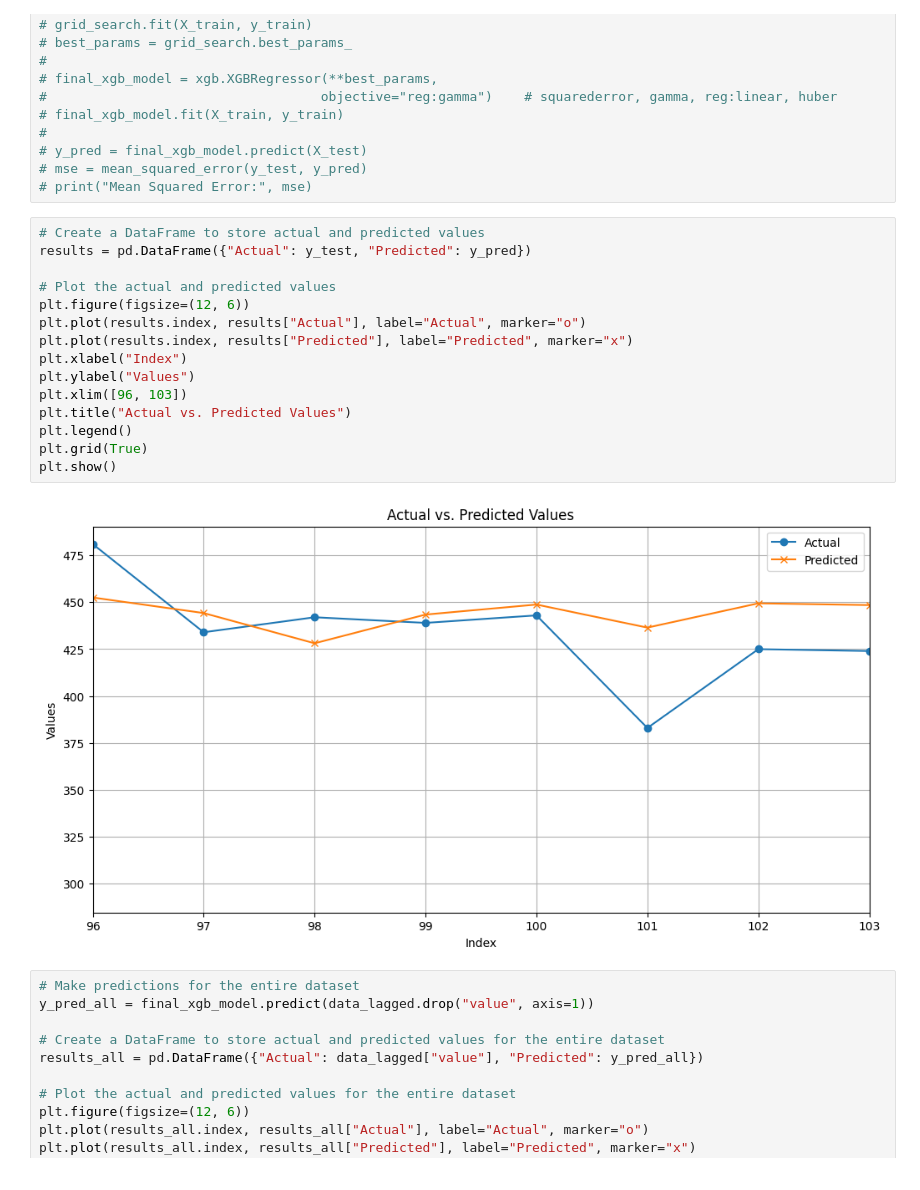
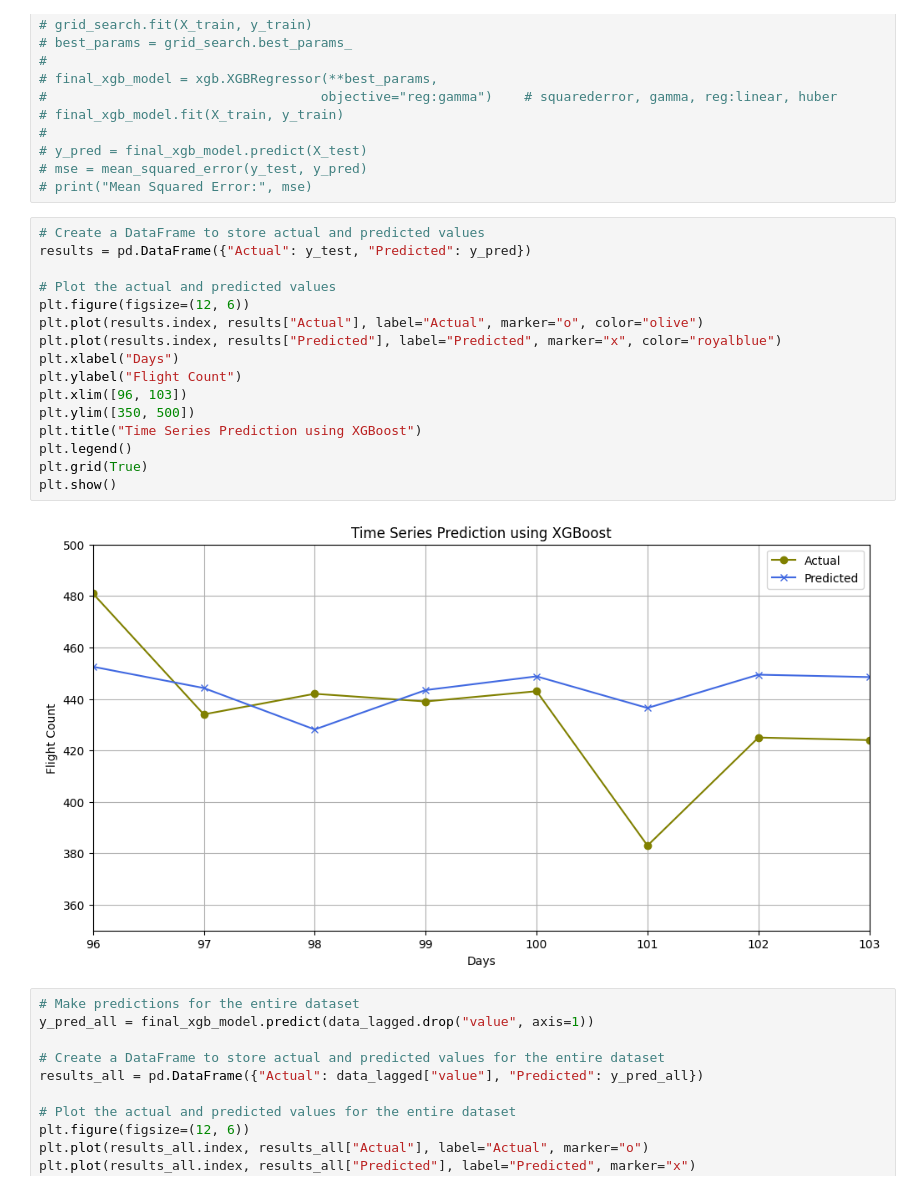
Before and after one commit to microsoft/StemGNN, a Jupyter notebook: new_model/xgboost_try.ipynb, the cells around one changed output. Drawn from its saved outputs; the diff is of its cells as text.

```diff
--- a/new_model/xgboost_try.ipynb
+++ b/new_model/xgboost_try.ipynb
@@ -89,20 +89,21 @@ Mean Squared Error: 9122.39548885338
 # %%
 # Create a DataFrame to store actual and predicted values
 results = pd.DataFrame({"Actual": y_test, "Predicted": y_pred})
 
 # Plot the actual and predicted values
 plt.figure(figsize=(12, 6))
-plt.plot(results.index, results["Actual"], label="Actual", marker="o")
-plt.plot(results.index, results["Predicted"], label="Predicted", marker="x")
-plt.xlabel("Index")
-plt.ylabel("Values")
+plt.plot(results.index, results["Actual"], label="Actual", marker="o", color="olive")
+plt.plot(results.index, results["Predicted"], label="Predicted", marker="x", color="royalblue")
+plt.xlabel("Days")
+plt.ylabel("Flight Count")
 plt.xlim([96, 103])
-plt.title("Actual vs. Predicted Values")
+plt.ylim([350, 500])
+plt.title("Time Series Prediction using XGBoost")
 plt.legend()
 plt.grid(True)
 plt.show()
 # %% [output]
-[figure, old version]
+[figure, new version]
 # %%
 # Make predictions for the entire dataset
 y_pred_all = final_xgb_model.predict(data_lagged.drop("value", axis=1))
```
Also changed, not shown: parts of 2 cells of this notebook, 1 other file.
